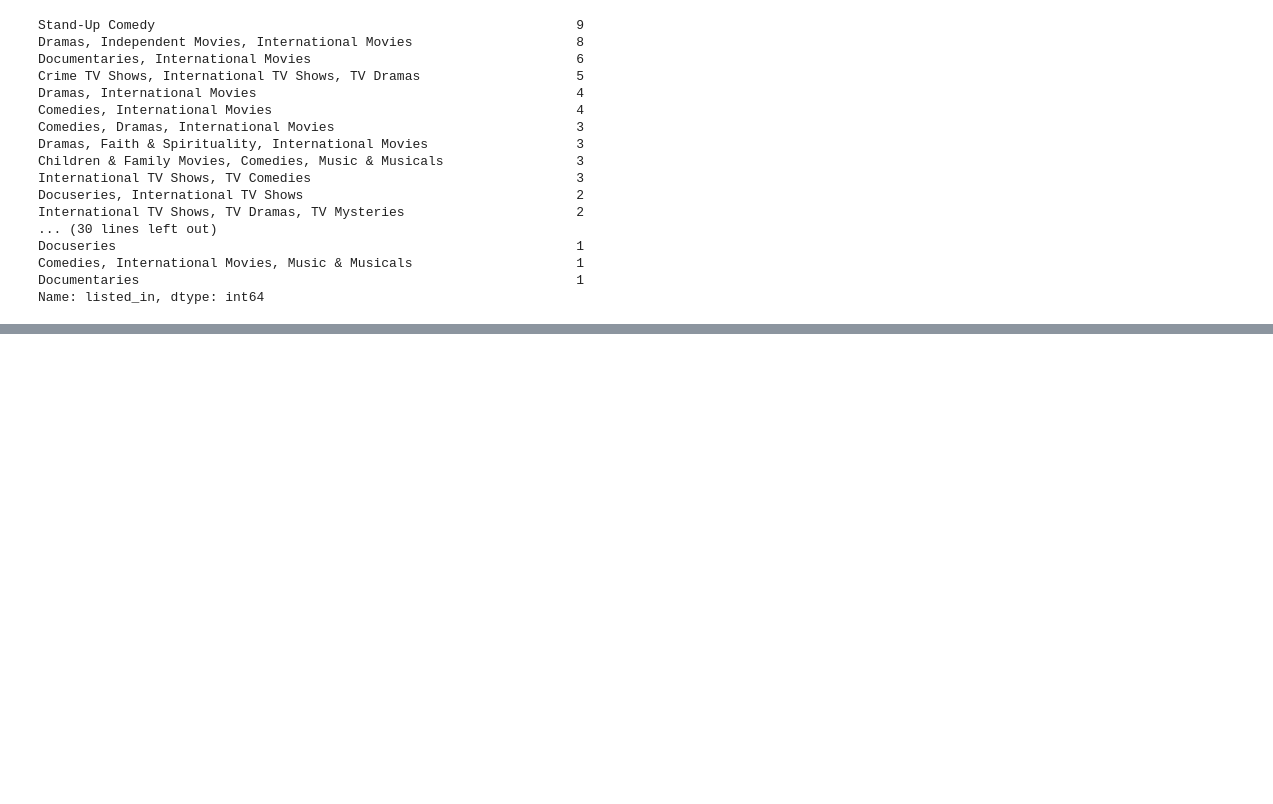
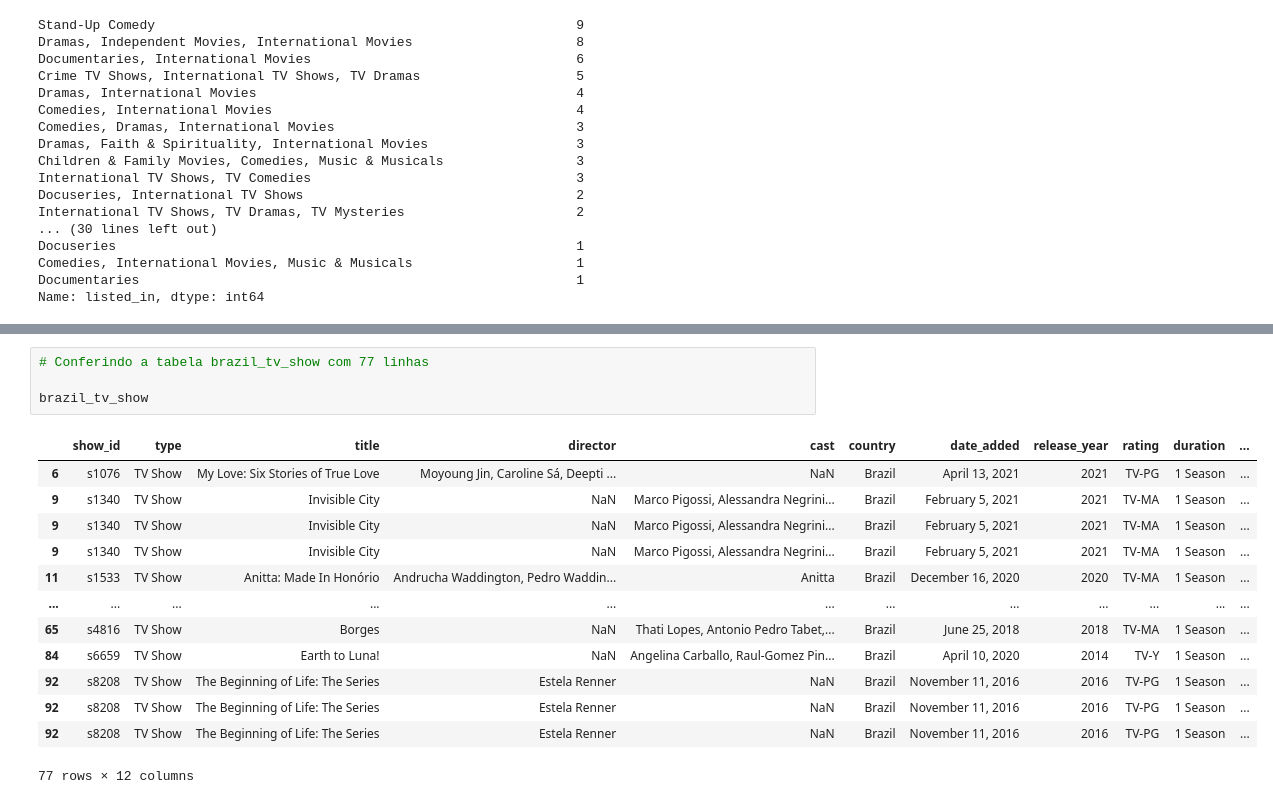
Before and after one commit to fernandococco/brazil_netflix, a Jupyter notebook: brazil_content.ipynb, the cells around one changed output, grey strips where cells are left out. Drawn from its saved outputs; the diff is of its cells as text; blank space fills up the shorter version.

```diff
--- a/brazil_content.ipynb
+++ b/brazil_content.ipynb
@@ -192,0 +280,18 @@ Name: type, dtype: int64
+# %%
+# Conferindo a tabela brazil_tv_show com 77 linhas
+
+brazil_tv_show
+# %% [output]
+|  | show_id | type | title | director | cast | country | date_added | release_year | rating | duration | ... |
+| 6 | s1076 | TV Show | My Love: Six Stories of True Love | Moyoung Jin, Caroline Sá, Deepti ... | NaN | Brazil | April 13, 2021 | 2021 | TV-PG | 1 Season | ... |
+| 9 | s1340 | TV Show | Invisible City | NaN | Marco Pigossi, Alessandra Negrini... | Brazil | February 5, 2021 | 2021 | TV-MA | 1 Season | ... |
+| 9 | s1340 | TV Show | Invisible City | NaN | Marco Pigossi, Alessandra Negrini... | Brazil | February 5, 2021 | 2021 | TV-MA | 1 Season | ... |
+| 9 | s1340 | TV Show | Invisible City | NaN | Marco Pigossi, Alessandra Negrini... | Brazil | February 5, 2021 | 2021 | TV-MA | 1 Season | ... |
+| 11 | s1533 | TV Show | Anitta: Made In Honório | Andrucha Waddington, Pedro Waddin... | Anitta | Brazil | December 16, 2020 | 2020 | TV-MA | 1 Season | ... |
+| ... | ... | ... | ... | ... | ... | ... | ... | ... | ... | ... | ... |
+| 65 | s4816 | TV Show | Borges | NaN | Thati Lopes, Antonio Pedro Tabet,... | Brazil | June 25, 2018 | 2018 | TV-MA | 1 Season | ... |
+| 84 | s6659 | TV Show | Earth to Luna! | NaN | Angelina Carballo, Raul-Gomez Pin... | Brazil | April 10, 2020 | 2014 | TV-Y | 1 Season | ... |
+| 92 | s8208 | TV Show | The Beginning of Life: The Series | Estela Renner | NaN | Brazil | November 11, 2016 | 2016 | TV-PG | 1 Season | ... |
+| 92 | s8208 | TV Show | The Beginning of Life: The Series | Estela Renner | NaN | Brazil | November 11, 2016 | 2016 | TV-PG | 1 Season | ... |
+| 92 | s8208 | TV Show | The Beginning of Life: The Series | Estela Renner | NaN | Brazil | November 11, 2016 | 2016 | TV-PG | 1 Season | ... |
+77 rows × 12 columns
```
Also changed, not shown: parts of 15 cells of this notebook.
